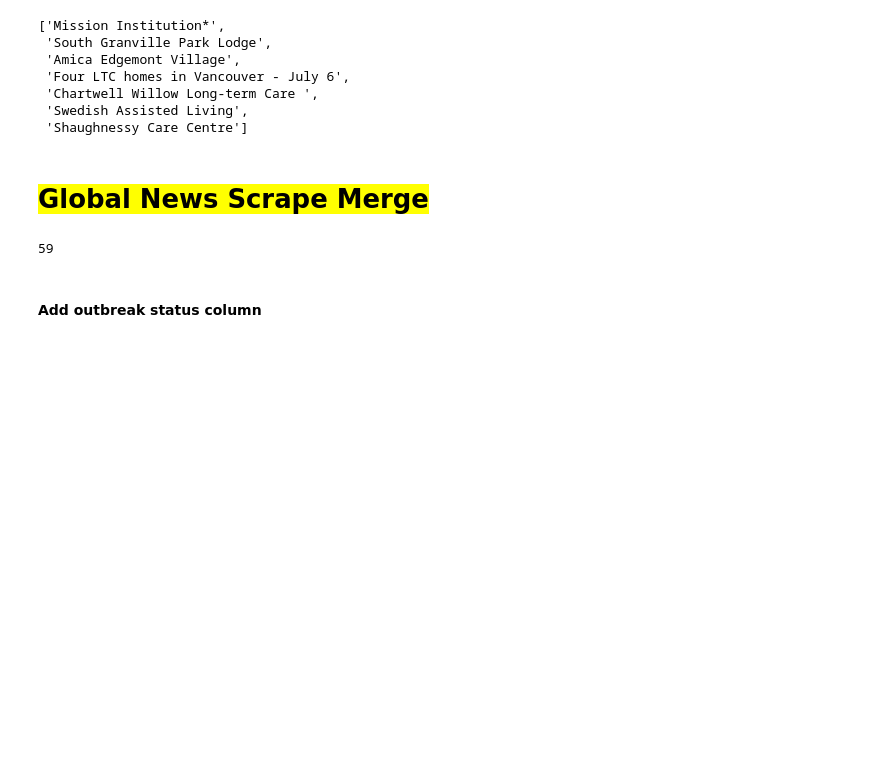
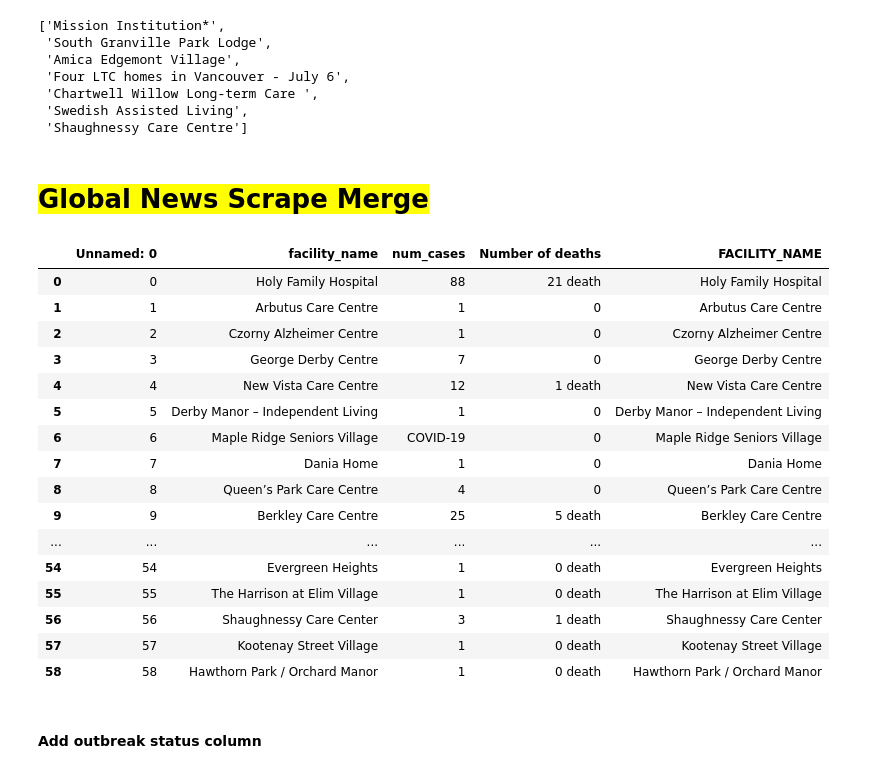
Before and after one commit to nganlyle/wrangle_covid, a Jupyter notebook: wrangling/BC-LTC.ipynb, the cells around one changed output. Drawn from its saved outputs; the diff is of its cells as text; code cells hidden in the pictures; blank space fills up the shorter version.

```diff
--- a/wrangling/BC-LTC.ipynb
+++ b/wrangling/BC-LTC.ipynb
@@ -195,10 +195,27 @@ gn = pd.read_csv('../data/BC/globalnews_scrape.csv')
 # %%
 #clean
 gn['Number of deaths'].replace({'death': ''}, inplace = True)
 gn['Number of deaths'].fillna(0, inplace = True)
 gn['FACILITY_NAME'] = gn['facility_name']
+gn
 # %% [output]
-59
+|  | Unnamed: 0 | facility_name | num_cases | Number of deaths | FACILITY_NAME |
+| 0 | 0 | Holy Family Hospital | 88 | 21 death | Holy Family Hospital |
+| 1 | 1 | Arbutus Care Centre | 1 | 0 | Arbutus Care Centre |
+| 2 | 2 | Czorny Alzheimer Centre | 1 | 0 | Czorny Alzheimer Centre |
+| 3 | 3 | George Derby Centre | 7 | 0 | George Derby Centre |
+| 4 | 4 | New Vista Care Centre | 12 | 1 death | New Vista Care Centre |
+| 5 | 5 | Derby Manor – Independent Living | 1 | 0 | Derby Manor – Independent Living |
+| 6 | 6 | Maple Ridge Seniors Village | COVID-19 | 0 | Maple Ridge Seniors Village |
+| 7 | 7 | Dania Home | 1 | 0 | Dania Home |
+| 8 | 8 | Queen’s Park Care Centre | 4 | 0 | Queen’s Park Care Centre |
+| 9 | 9 | Berkley Care Centre | 25 | 5 death | Berkley Care Centre |
+| ... | ... | ... | ... | ... | ... |
+| 54 | 54 | Evergreen Heights | 1 | 0 death | Evergreen Heights |
+| 55 | 55 | The Harrison at Elim Village | 1 | 0 death | The Harrison at Elim Village |
+| 56 | 56 | Shaughnessy Care Center | 3 | 1 death | Shaughnessy Care Center |
+| 57 | 57 | Kootenay Street Village | 1 | 0 death | Kootenay Street Village |
+| 58 | 58 | Hawthorn Park / Orchard Manor | 1 | 0 death | Hawthorn Park / Orchard Manor |
 # %% [markdown]
 #### Add outbreak status column
 # %%
```
